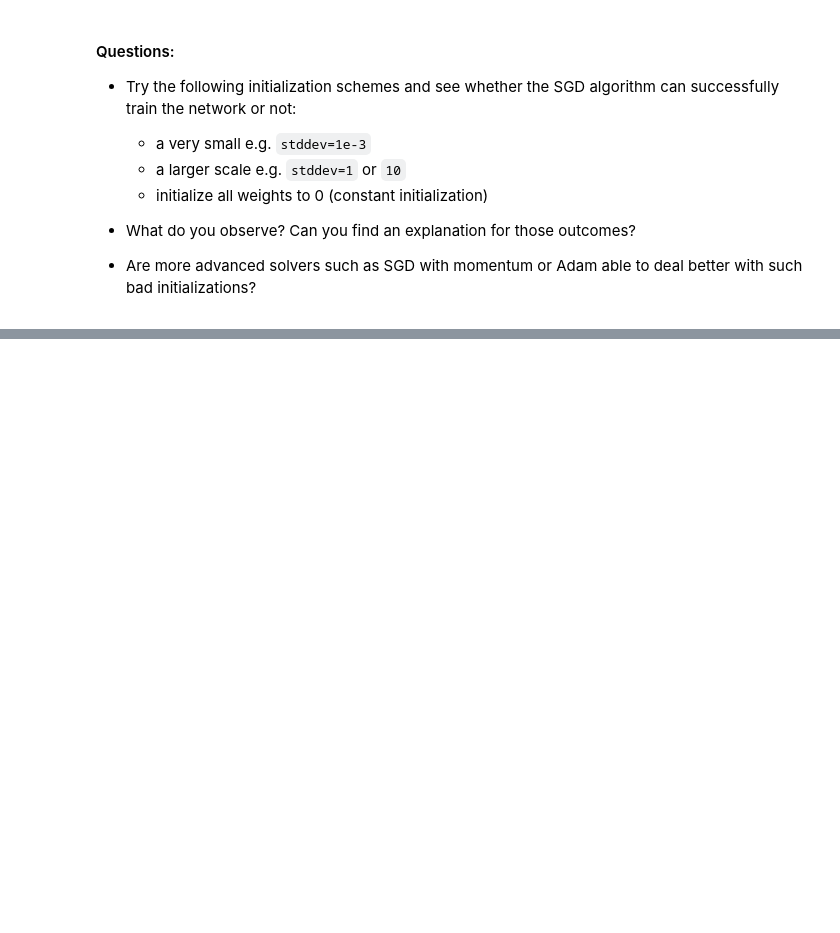
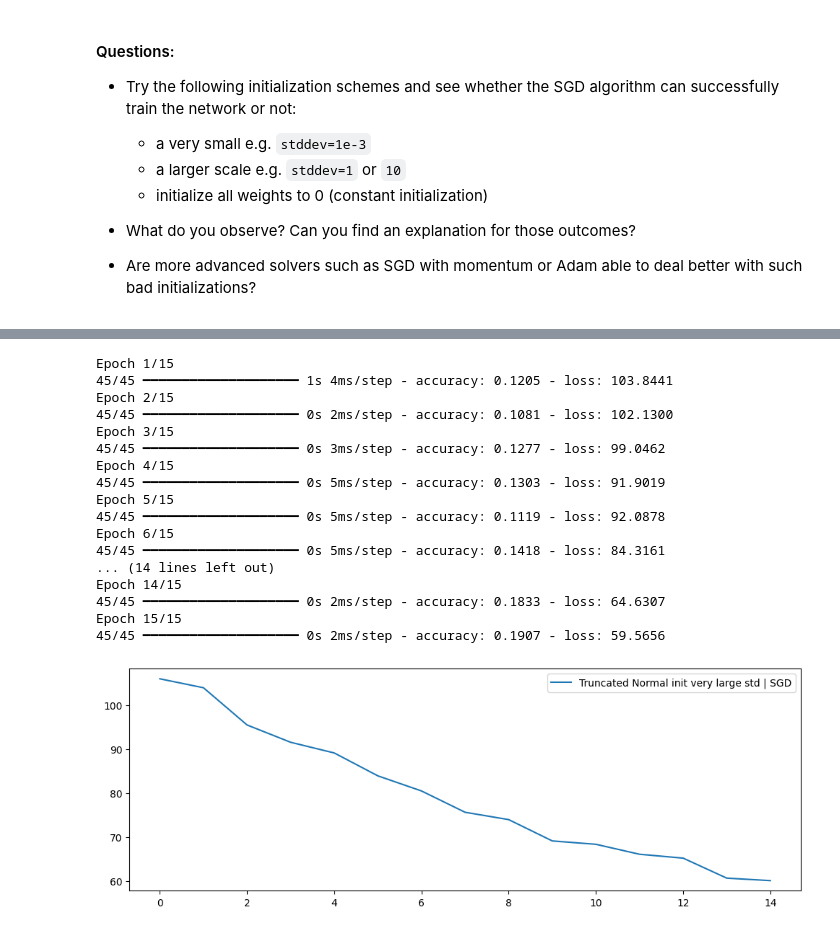
Before and after one commit to lsmamy/deep_learning, a Jupyter notebook: 01_materials/labs/lab_1.ipynb, the cells around one changed output, grey strips where cells are left out. Cells and saved outputs as stored; diff of their text form; code cells hidden in the pictures; blank space fills up the shorter version.

```diff
--- a/01_materials/labs/lab_1.ipynb
+++ b/01_materials/labs/lab_1.ipynb
@@ -707,0 +829,29 @@ def build_mlp(kernel_init, bias_init="zeros"):
+# %%
+# a larger scale e.g. stddev=1 or 10
+model = build_model(initializers.TruncatedNormal(stddev=10, seed=42))
+model.compile(optimizer=optimizers.SGD(),
+              loss='categorical_crossentropy', metrics=['accuracy'])
+history = model.fit(X_train, y_train, epochs=15, batch_size=32)
+
+plt.figure(figsize=(12, 4))
+plt.plot(history.history['loss'], label="Truncated Normal init very large std | SGD")
+plt.legend();
+# %% [output]
+Epoch 1/15
+45/45 ━━━━━━━━━━━━━━━━━━━━ 1s 4ms/step - accuracy: 0.1205 - loss: 103.8441
+Epoch 2/15
+45/45 ━━━━━━━━━━━━━━━━━━━━ 0s 2ms/step - accuracy: 0.1081 - loss: 102.1300
+Epoch 3/15
+45/45 ━━━━━━━━━━━━━━━━━━━━ 0s 3ms/step - accuracy: 0.1277 - loss: 99.0462
+Epoch 4/15
+45/45 ━━━━━━━━━━━━━━━━━━━━ 0s 5ms/step - accuracy: 0.1303 - loss: 91.9019
+Epoch 5/15
+45/45 ━━━━━━━━━━━━━━━━━━━━ 0s 5ms/step - accuracy: 0.1119 - loss: 92.0878
+Epoch 6/15
+45/45 ━━━━━━━━━━━━━━━━━━━━ 0s 5ms/step - accuracy: 0.1418 - loss: 84.3161
+... (14 lines left out)
+Epoch 14/15
+45/45 ━━━━━━━━━━━━━━━━━━━━ 0s 2ms/step - accuracy: 0.1833 - loss: 64.6307
+Epoch 15/15
+45/45 ━━━━━━━━━━━━━━━━━━━━ 0s 2ms/step - accuracy: 0.1907 - loss: 59.5656
+[figure, added]
```
Also changed, not shown: parts of 29 cells of this notebook, 1 other file.
